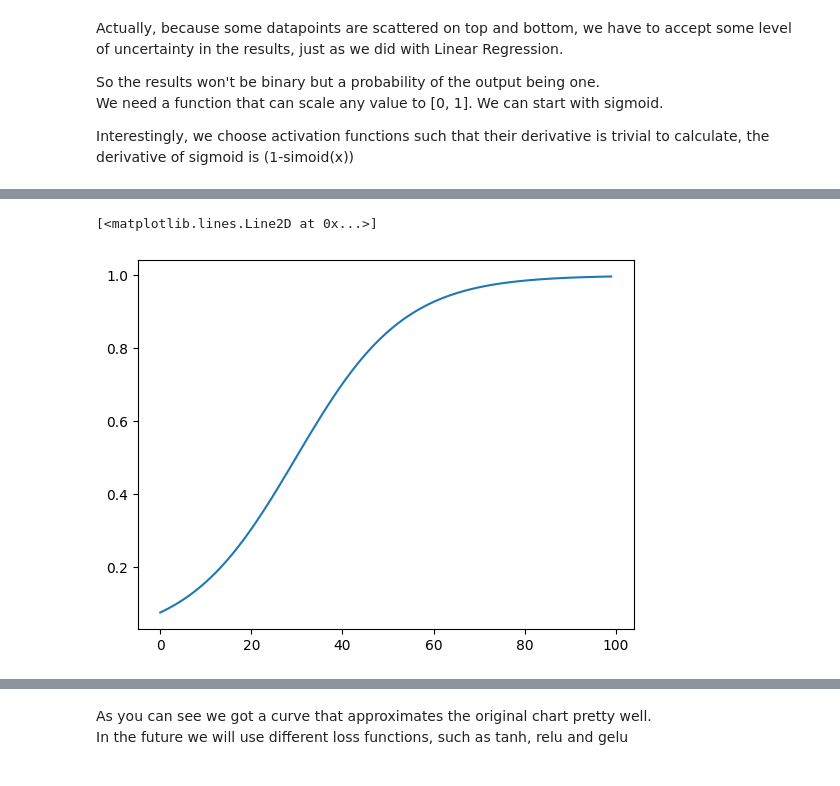
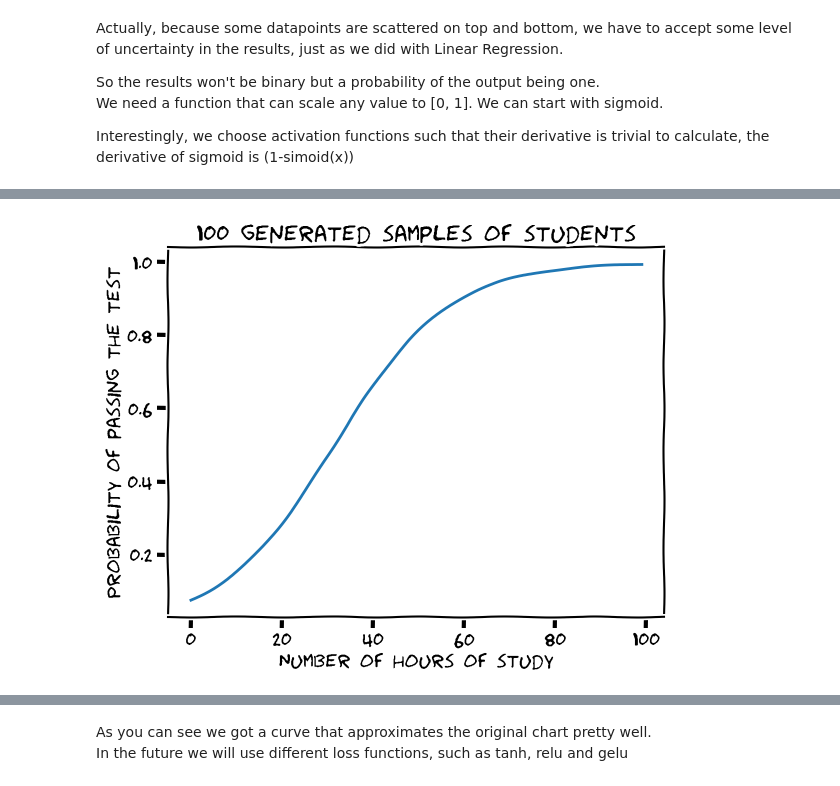
Before and after one commit to LucaM185/GPTs-from-scratch, a Jupyter notebook: 1 - Regression.ipynb, the cells around one changed output, grey strips where cells are left out. Cells and saved outputs as stored; diff of their text form; code cells hidden in the pictures.

```diff
--- a/1 - Regression.ipynb
+++ b/1 - Regression.ipynb
@@ -148,5 +153,5 @@ Loss:  0.06373000144958496
 # %%
 plt.plot(predictions.detach().numpy())
+LucaM185.logistic(x, predictions.detach())
 # %% [output]
-[<matplotlib.lines.Line2D at 0x...>]
-[figure, old version]
+[figure, new version]
```
Also changed, not shown: parts of 8 cells of this notebook, 14 other files.
